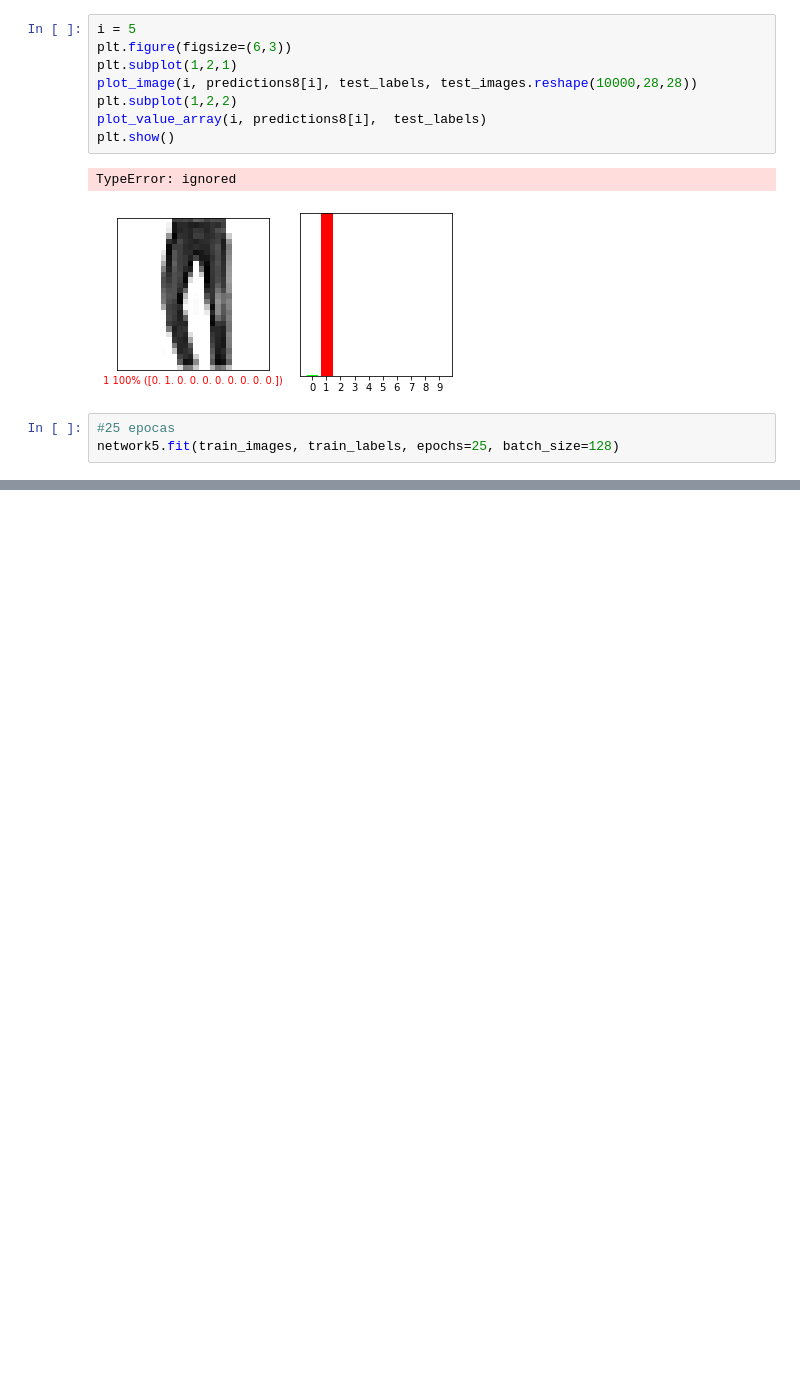
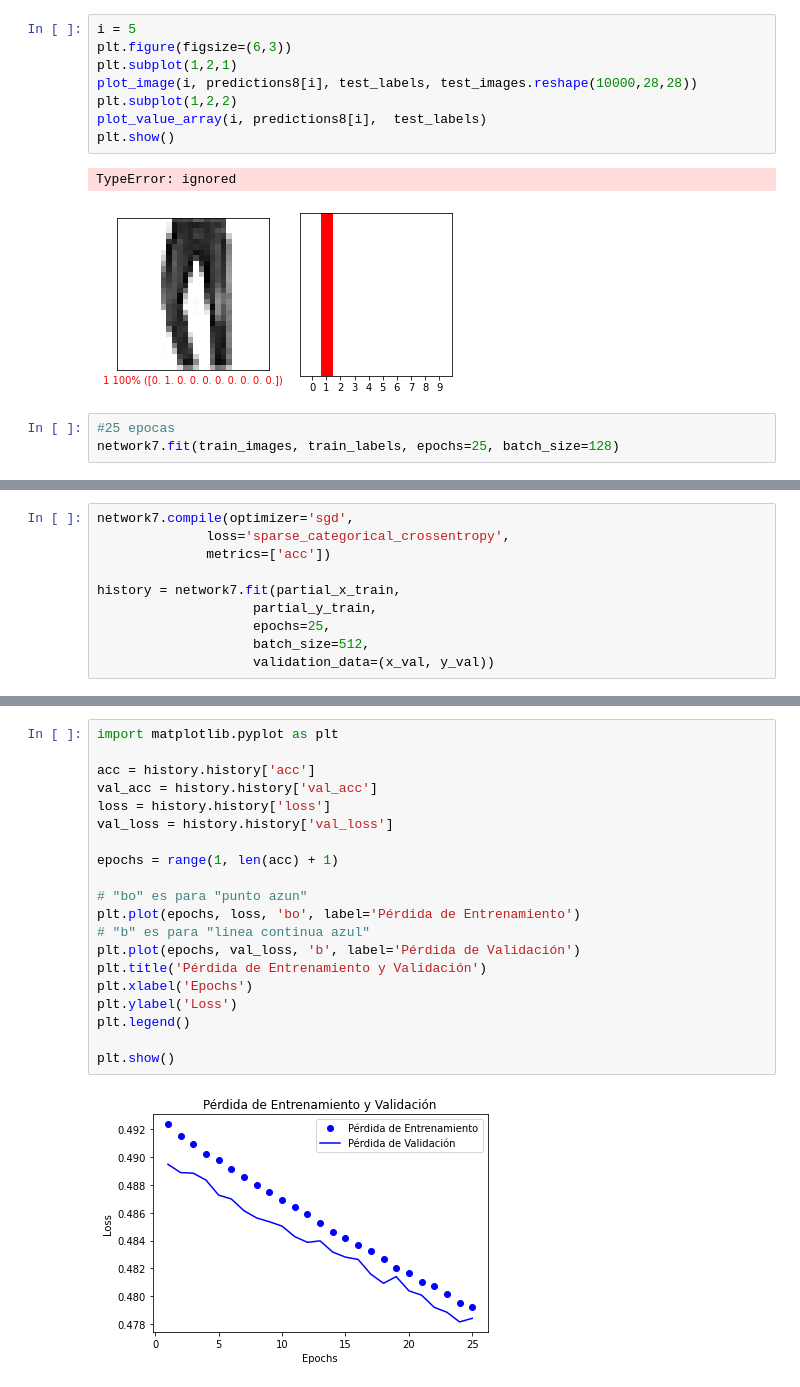
Before and after one commit to ElenaGomezB/AA_PRACTICA1_GRUPO_10, a Jupyter notebook: Untitled0.ipynb, the cells around one changed output, grey strips where cells are left out. Cells and saved outputs as stored; diff of their text form; blank space fills up the shorter version.

```diff
--- a/Untitled0.ipynb
+++ b/Untitled0.ipynb
@@ -596,5 +597,5 @@ TypeError: ignored
 [figure]
 # %%
 #25 epocas
-network5.fit(train_images, train_labels, epochs=25, batch_size=128)
+network7.fit(train_images, train_labels, epochs=25, batch_size=128)
 # %% [output]
@@ -601,0 +636,10 @@ NameError: ignored
+# %%
+network7.compile(optimizer='sgd',
+              loss='sparse_categorical_crossentropy',
+              metrics=['acc'])
+
+history = network7.fit(partial_x_train,
+                    partial_y_train,
+                    epochs=25,
+                    batch_size=512,
+                    validation_data=(x_val, y_val))
@@ -601,0 +676,22 @@ NameError: ignored
+# %%
+import matplotlib.pyplot as plt
+
+acc = history.history['acc']
+val_acc = history.history['val_acc']
+loss = history.history['loss']
+val_loss = history.history['val_loss']
+
+epochs = range(1, len(acc) + 1)
+
+# "bo" es para "punto azun"
+plt.plot(epochs, loss, 'bo', label='Pérdida de Entrenamiento')
+# "b" es para "linea continua azul"
+plt.plot(epochs, val_loss, 'b', label='Pérdida de Validación')
+plt.title('Pérdida de Entrenamiento y Validación')
+plt.xlabel('Epochs')
+plt.ylabel('Loss')
+plt.legend()
+
+plt.show()
+# %% [output]
+[figure, added]
```
Also changed, not shown: parts of 22 cells of this notebook.
